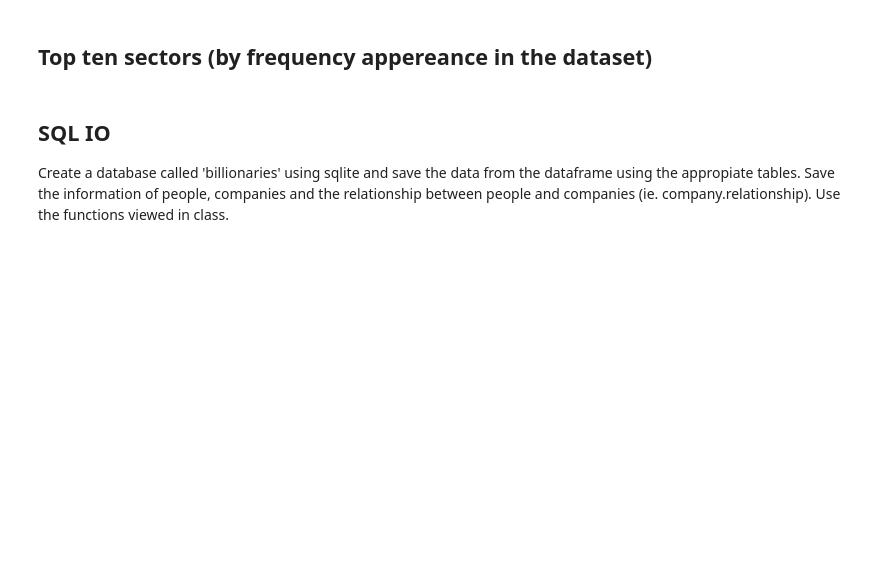
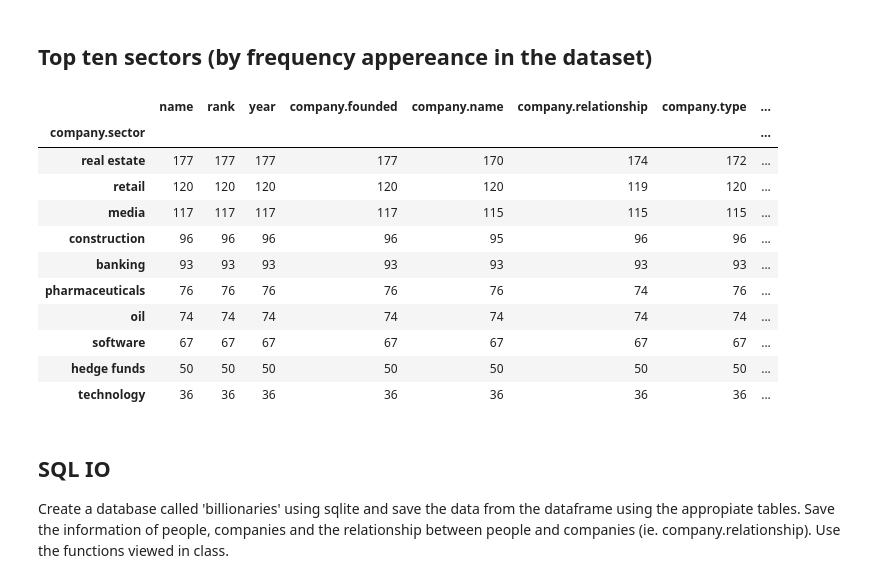
Before and after one commit to davemlz/Master_of_DataScience, a Jupyter notebook: Modelos_de_Datos/Pandas/SQL/billionaires.ipynb, the cells around one changed output. Saved outputs shown, nothing was run; the diff lists cells and outputs as text; code cells hidden in the pictures; blank space fills up the shorter version.

```diff
--- a/Modelos_de_Datos/Pandas/SQL/billionaires.ipynb
+++ b/Modelos_de_Datos/Pandas/SQL/billionaires.ipynb
@@ -16,5 +53,20 @@ import pandas as pd
 # %% [markdown]
 ## Top ten sectors (by frequency appereance in the dataset)
+# %%
+bill.groupby('company.sector').count().sort_values('name',ascending = False).head(10)
+# %% [output]
+|  | name | rank | year | company.founded | company.name | company.relationship | company.type | ... |
+| company.sector |  |  |  |  |  |  |  | ... |
+| real estate | 177 | 177 | 177 | 177 | 170 | 174 | 172 | ... |
+| retail | 120 | 120 | 120 | 120 | 120 | 119 | 120 | ... |
+| media | 117 | 117 | 117 | 117 | 115 | 115 | 115 | ... |
+| construction | 96 | 96 | 96 | 96 | 95 | 96 | 96 | ... |
+| banking | 93 | 93 | 93 | 93 | 93 | 93 | 93 | ... |
+| pharmaceuticals | 76 | 76 | 76 | 76 | 76 | 74 | 76 | ... |
+| oil | 74 | 74 | 74 | 74 | 74 | 74 | 74 | ... |
+| software | 67 | 67 | 67 | 67 | 67 | 67 | 67 | ... |
+| hedge funds | 50 | 50 | 50 | 50 | 50 | 50 | 50 | ... |
+| technology | 36 | 36 | 36 | 36 | 36 | 36 | 36 | ... |
 # %% [markdown]
 ## SQL IO
 
```
Also changed, not shown: parts of 5 cells of this notebook.
